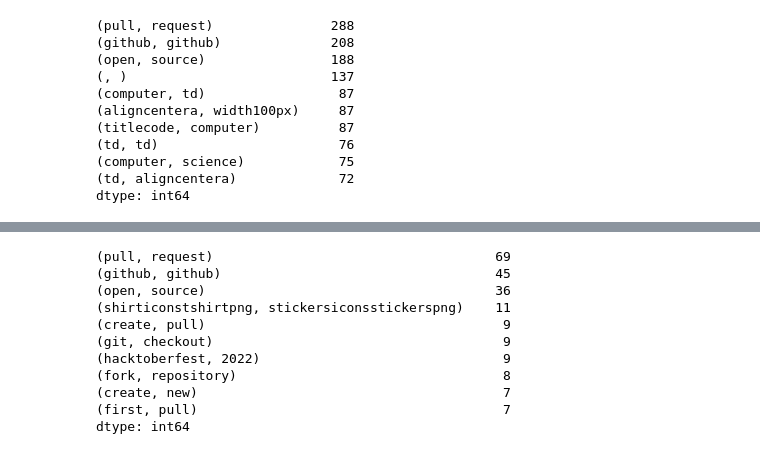
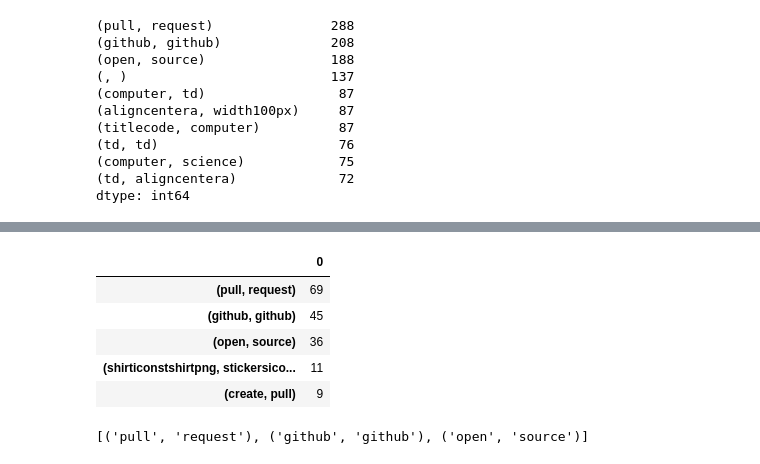
Before and after one commit to nlp-project-noether/nlp-project, a Jupyter notebook: bt_scratch.ipynb, the cells around one changed output, grey strips where cells are left out. Drawn from its saved outputs; the diff is of its cells as text; code cells hidden in the pictures.

```diff
--- a/bt_scratch.ipynb
+++ b/bt_scratch.ipynb
@@ -356,16 +374,11 @@ plt.show()
 # %%
 python_bigrams = pd.Series(nltk.ngrams(python_words, 2))
-top_python_bigrams = python_bigrams.value_counts().head(10)
-top_python_bigrams
+top_python_bigrams = pd.DataFrame(python_bigrams.value_counts().head(40))
+top_python_bigrams.head()
 # %% [output]
-(pull, request)                                    69
-(github, github)                                   45
-(open, source)                                     36
-(shirticonstshirtpng, stickersiconsstickerspng)    11
-(create, pull)                                      9
-(git, checkout)                                     9
-(hacktoberfest, 2022)                               9
-(fork, repository)                                  8
-(create, new)                                       7
-(first, pull)                                       7
-dtype: int64
+|  | 0 |
+| (pull, request) | 69 |
+| (github, github) | 45 |
+| (open, source) | 36 |
+| (shirticonstshirtpng, stickersico... | 11 |
+| (create, pull) | 9 |
@@ -371,0 +390,4 @@ dtype: int64
+# %%
+python_list
+# %% [output]
+[('pull', 'request'), ('github', 'github'), ('open', 'source')]
```
Also changed, not shown: parts of 19 cells of this notebook.
